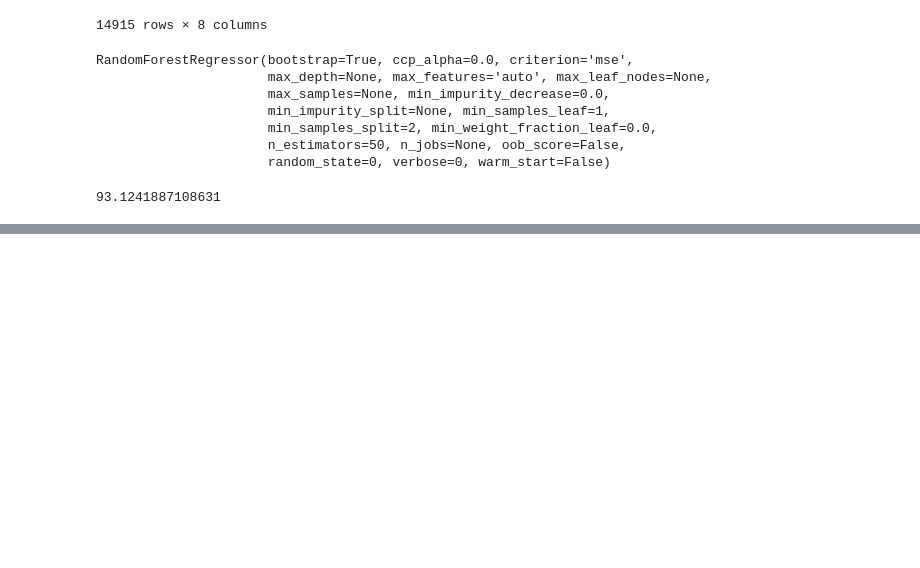
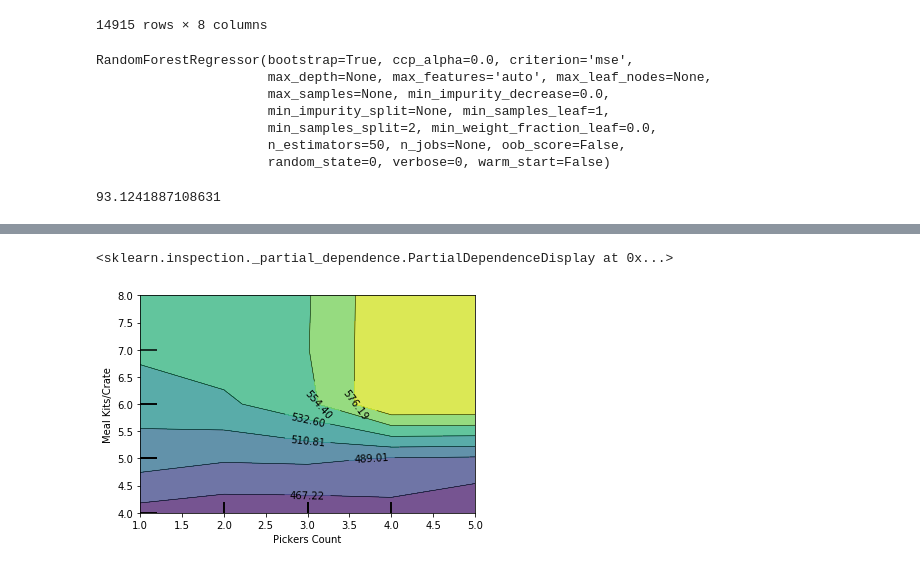
Before and after one commit to QPeiran/predicting_mks_speed, a Jupyter notebook: baseline_model.ipynb, the cells around one changed output, grey strips where cells are left out. Saved outputs shown, nothing was run; the diff lists cells and outputs as text; code cells hidden in the pictures; blank space fills up the shorter version.

```diff
--- a/baseline_model.ipynb
+++ b/baseline_model.ipynb
@@ -231,0 +244,5 @@ Accuracy = 80.25%.
+# %%
+plot_partial_dependence(my_forest, X_test, [(0,6)])
+# %% [output]
+<sklearn.inspection._partial_dependence.PartialDependenceDisplay at 0x...>
+[figure, added]
```
Also changed, not shown: parts of 5 cells of this notebook.
